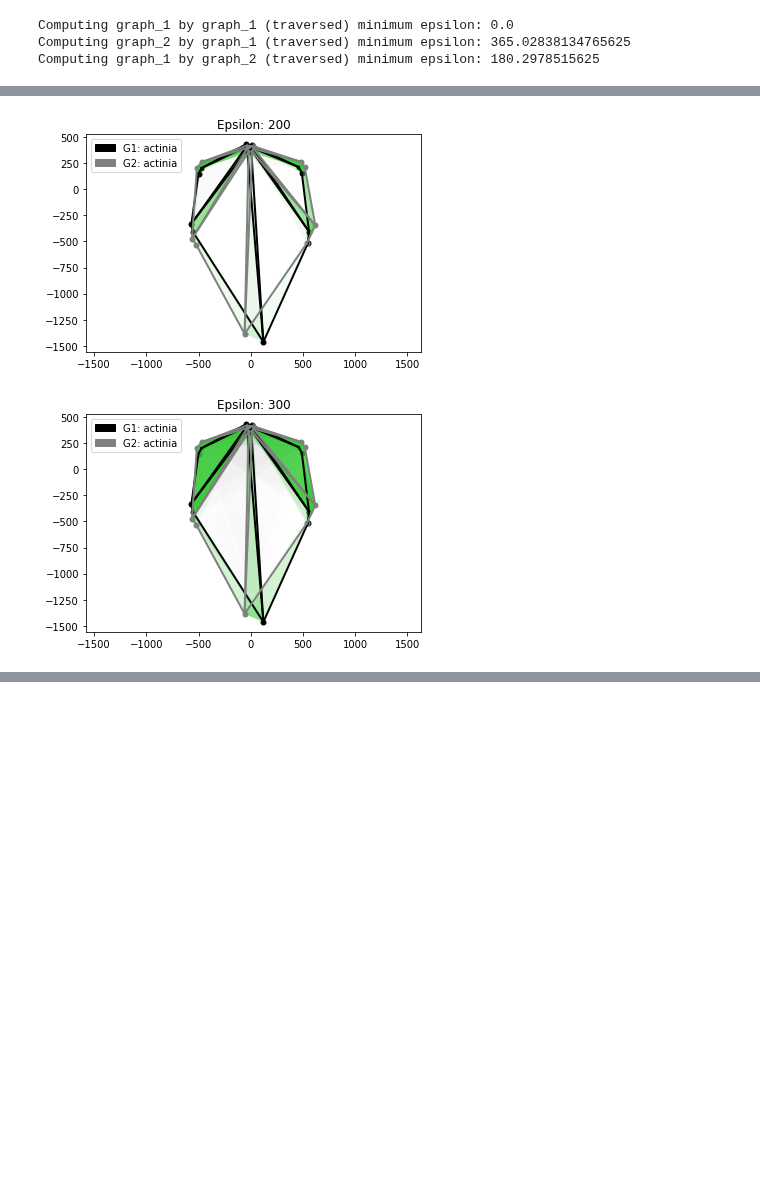
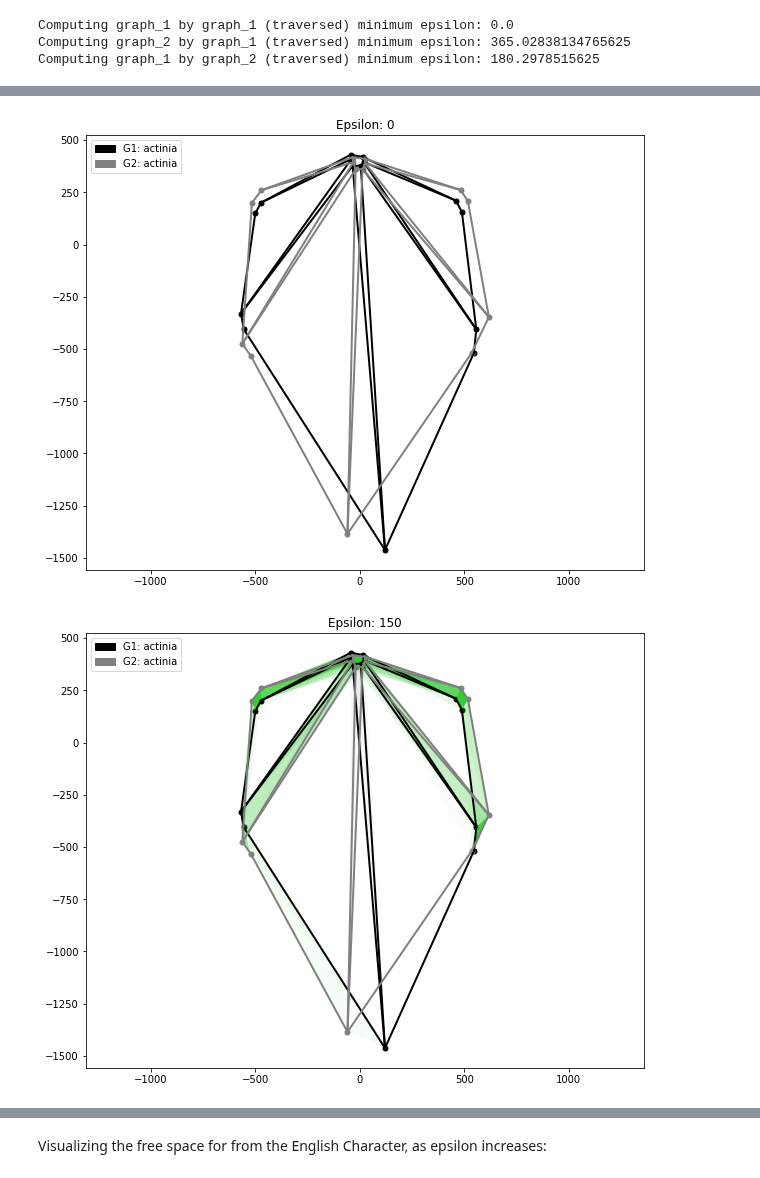
Before and after one commit to compgeomTU/will_rodman_thesis, a Jupyter notebook: progress_report_2.ipynb, the cells around one changed output, grey strips where cells are left out. Saved outputs shown, nothing was run; the diff lists cells and outputs as text; code cells hidden in the pictures; blank space fills up the shorter version.

```diff
--- a/progress_report_2.ipynb
+++ b/progress_report_2.ipynb
@@ -318,7 +328,8 @@ Computing graph_1 by graph_2 (traversed) minimum epsilon: 0.14495849609375
 # %%
-for epsilon in  [200, 300, 400]:
+for epsilon in  [0, 150, 300, 450]:
     visual = Visualize(graph_1, graph_2, epsilon=epsilon)
-    visual.plot_freespace()
+    fig, ax = visual.plot_freespace()
+    fig.set_size_inches(10, 8)
 # %% [output]
-[figure, old version]
+[figure, new version]
-[figure, old version]
+[figure, new version]
@@ -326 +338,3 @@ for epsilon in  [200, 300, 400]:
+# %% [markdown]
+Visualizing the free space for from the English Character, as epsilon increases:
 # %%
```
Also changed, not shown: parts of 22 cells of this notebook, 3 other files.
